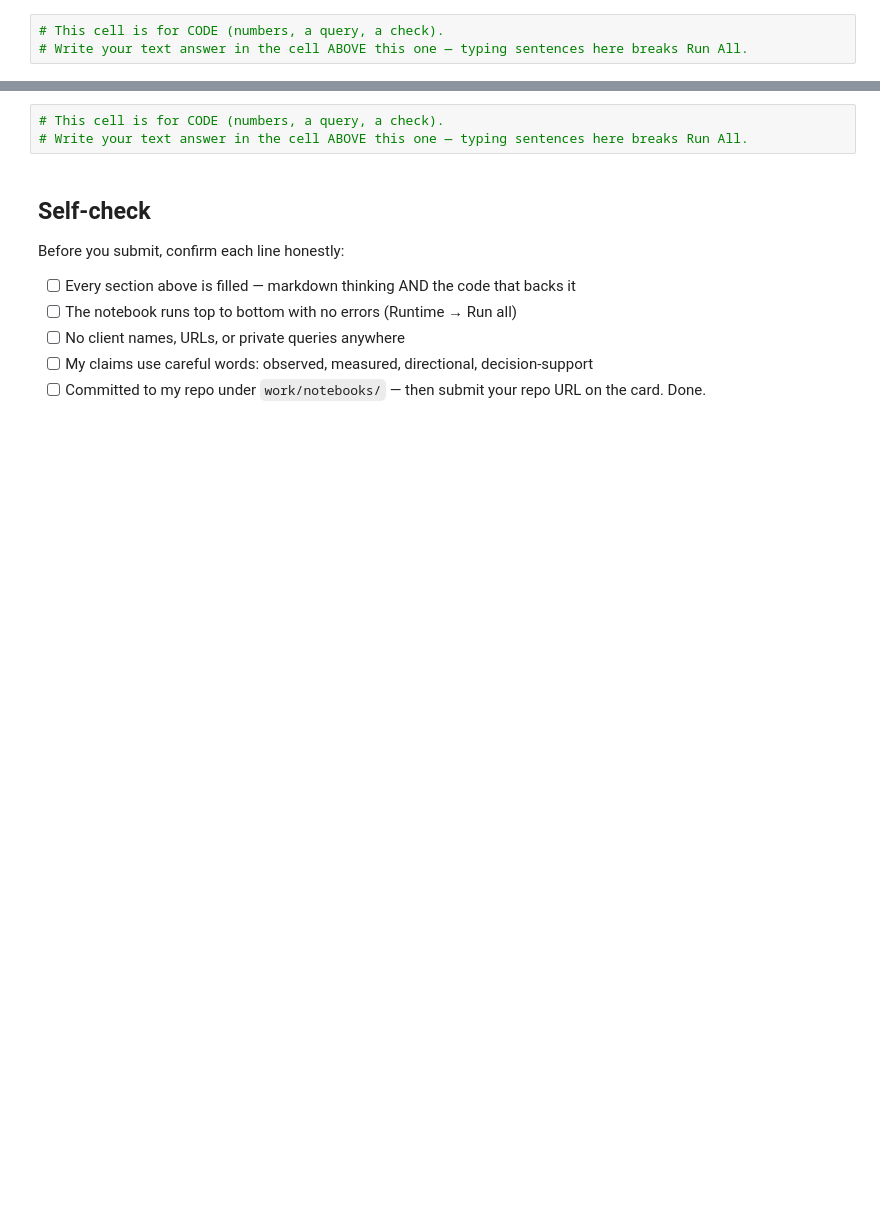
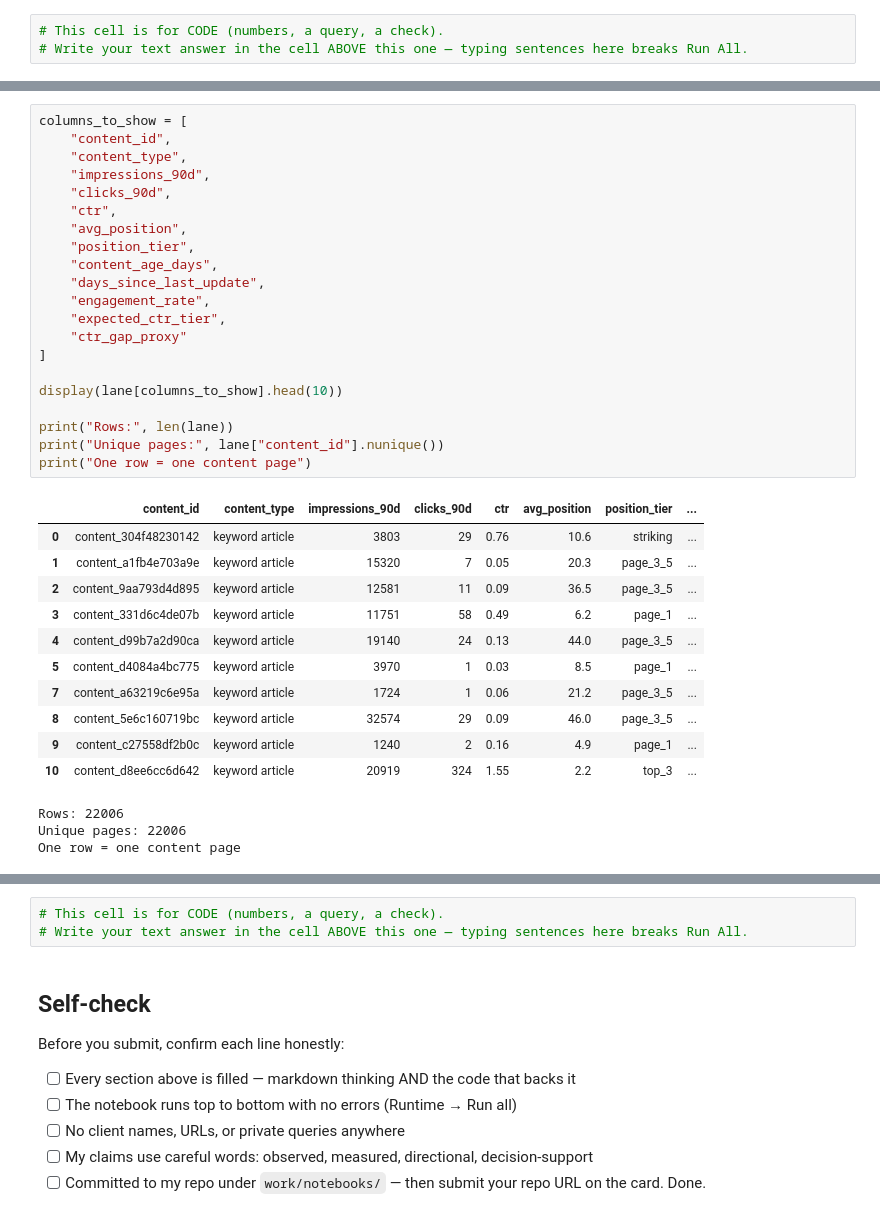
Before and after one commit to jjcodes999/flyrank-ml-repo, a Jupyter notebook: work/notebooks/w02_ml_task_framing.ipynb, the cells around one changed output, grey strips where cells are left out. Drawn from its saved outputs; the diff is of its cells as text; blank space fills up the shorter version.

```diff
--- a/work/notebooks/w02_ml_task_framing.ipynb
+++ b/work/notebooks/w02_ml_task_framing.ipynb
@@ -40,0 +100,36 @@ This skeleton is yours to fill. Work the sections **in order** — each one has
+# %%
+columns_to_show = [
+    "content_id",
+    "content_type",
+    "impressions_90d",
+    "clicks_90d",
+    "ctr",
+    "avg_position",
+    "position_tier",
+    "content_age_days",
+    "days_since_last_update",
+    "engagement_rate",
+    "expected_ctr_tier",
+    "ctr_gap_proxy"
+]
+
+display(lane[columns_to_show].head(10))
+
+print("Rows:", len(lane))
+print("Unique pages:", lane["content_id"].nunique())
+print("One row = one content page")
+# %% [output]
+|  | content_id | content_type | impressions_90d | clicks_90d | ctr | avg_position | position_tier | ... |
+| 0 | content_304f48230142 | keyword article | 3803 | 29 | 0.76 | 10.6 | striking | ... |
+| 1 | content_a1fb4e703a9e | keyword article | 15320 | 7 | 0.05 | 20.3 | page_3_5 | ... |
+| 2 | content_9aa793d4d895 | keyword article | 12581 | 11 | 0.09 | 36.5 | page_3_5 | ... |
+| 3 | content_331d6c4de07b | keyword article | 11751 | 58 | 0.49 | 6.2 | page_1 | ... |
+| 4 | content_d99b7a2d90ca | keyword article | 19140 | 24 | 0.13 | 44.0 | page_3_5 | ... |
+| 5 | content_d4084a4bc775 | keyword article | 3970 | 1 | 0.03 | 8.5 | page_1 | ... |
+| 7 | content_a63219c6e95a | keyword article | 1724 | 1 | 0.06 | 21.2 | page_3_5 | ... |
+| 8 | content_5e6c160719bc | keyword article | 32574 | 29 | 0.09 | 46.0 | page_3_5 | ... |
+| 9 | content_c27558df2b0c | keyword article | 1240 | 2 | 0.16 | 4.9 | page_1 | ... |
+| 10 | content_d8ee6cc6d642 | keyword article | 20919 | 324 | 1.55 | 2.2 | top_3 | ... |
+Rows: 22006
+Unique pages: 22006
+One row = one content page
```
Also changed, not shown: parts of 14 cells of this notebook.
